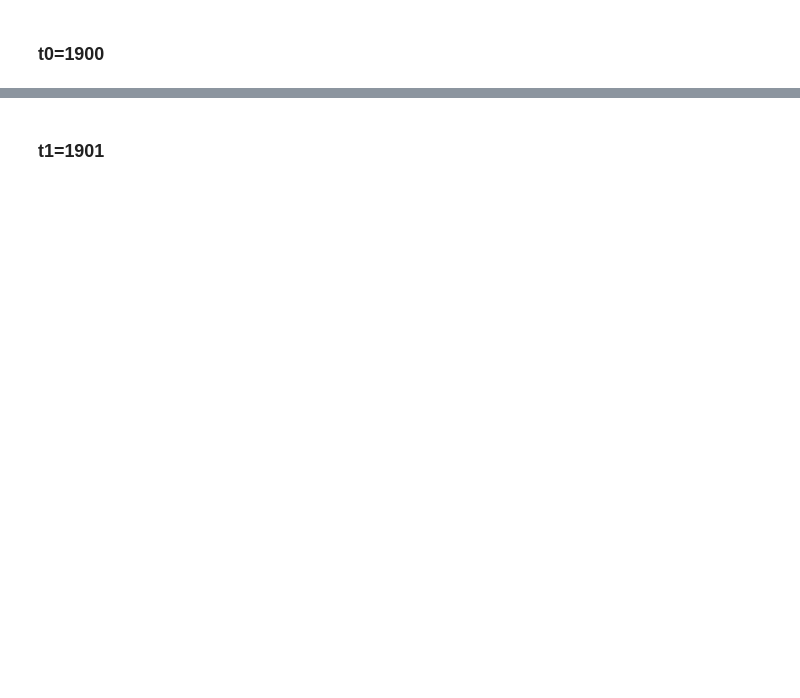
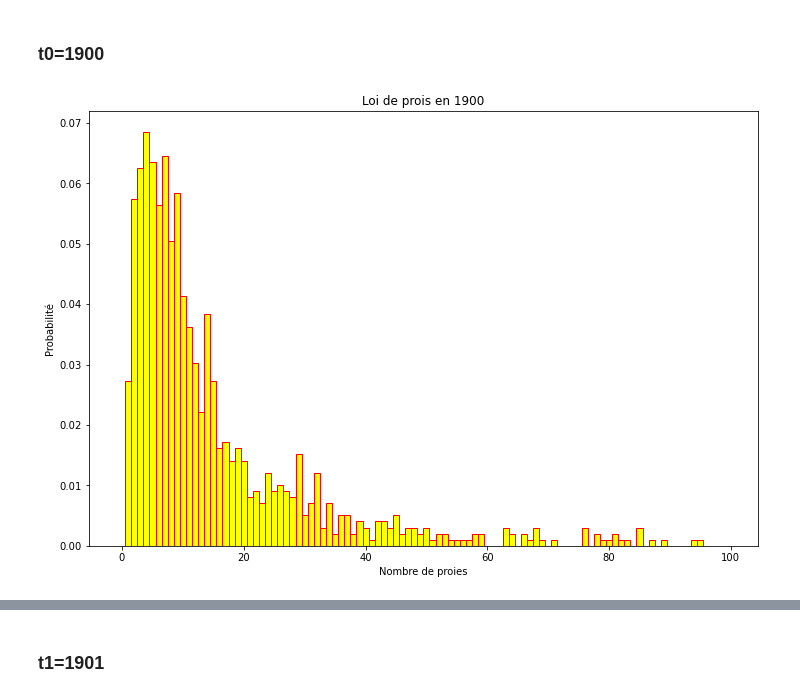
Before and after one commit to ZayedH/MAP568_project, a Jupyter notebook: MAP568.ipynb, the cells around one changed output, grey strips where cells are left out. Saved outputs shown, nothing was run; the diff lists cells and outputs as text; code cells hidden in the pictures; blank space fills up the shorter version.

```diff
--- a/MAP568.ipynb
+++ b/MAP568.ipynb
@@ -39,9 +49,9 @@ def resolutionSystem1EulerRK4(alpha,beta,delta,gamma,y0,z0,dt,N,t0=1900.0):
 # %%
 Nsamples = 1000
-alpha = np.random.lognormal(0.5,0.2,Nsamples)
-beta = np.random.lognormal(0.05,0.02,Nsamples)
-delta = np.random.lognormal(0.05,0.02,Nsamples)
-gamma = np.random.lognormal(0.5,0.2,Nsamples)
-y0 = np.random.lognormal(1,1,Nsamples)
-z0 = np.random.lognormal(1,1,Nsamples)
+alpha = np.random.lognormal(lamb[0],zeta[0],Nsamples)
+beta = np.random.lognormal(lamb[1],zeta[1],Nsamples)
+delta = np.random.lognormal(lamb[2],zeta[2],Nsamples)
+gamma = np.random.lognormal(lamb[3],zeta[3],Nsamples)
+y0 = np.random.lognormal(np.log(10),1,Nsamples)
+z0 = np.random.lognormal(np.log(10),1,Nsamples)
 # %%
@@ -57,16 +61,18 @@ solution = resolutionSystem1Euler(alpha,beta,delta,gamma,y0,z0,dt,N)
 # %% [markdown]
 ### t0=1900
 # %%
-bins = [x+ 0.5 for x in range(-1, 30)]
+bins = [x+ 0.5 for x in range(-1, 100)]
 # %%
 plt.figure(figsize=(12,8),
            facecolor='white')
-plt.hist(np.round(y0),  bins = bins, color = 'yellow',
+plt.hist(y0,  bins = bins, color = 'yellow',
             edgecolor = 'red',density=True,histtype = 'bar')
 plt.xlabel('Nombre de proies')
 plt.ylabel('Probabilité')
 plt.title('Loi de prois en 1900')
 plt.show()
+# %% [output]
+[figure, added]
 # %%
 plt.figure(figsize=(12,8),
            facecolor='white')
```
Also changed, not shown: parts of 24 cells of this notebook, 1 other file.
